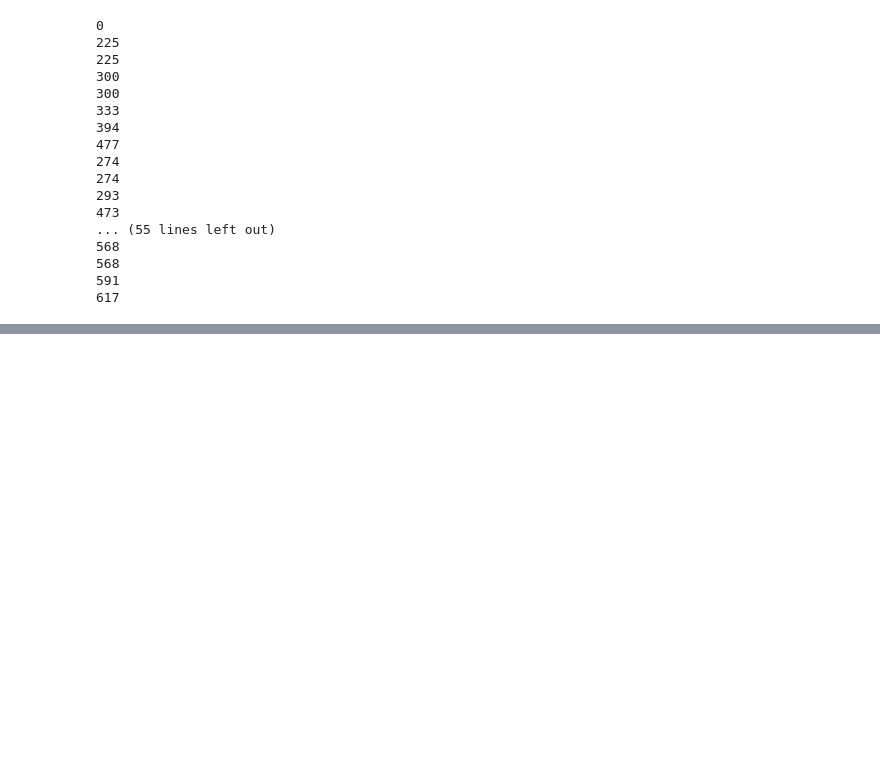
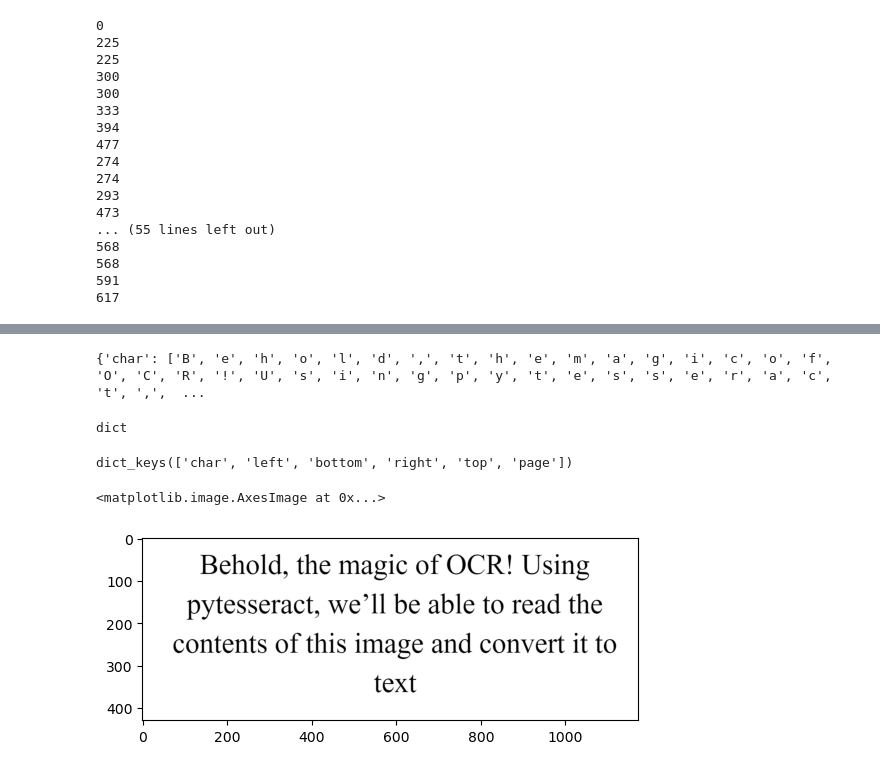
Before and after one commit to Anugrahig/LM-BD-March, a Jupyter notebook: march_bigdata/Deep Learning/ocr/intro.ipynb, the cells around one changed output, grey strips where cells are left out. Cells and saved outputs as stored; diff of their text form; code cells hidden in the pictures; blank space fills up the shorter version.

```diff
--- a/march_bigdata/Deep Learning/ocr/intro.ipynb
+++ b/march_bigdata/Deep Learning/ocr/intro.ipynb
@@ -193,0 +203,2 @@ Cannot move to target thread (0x286ce50)
+# %%
+text_img=cv2.imread("./data/text.png")
@@ -193,0 +207,12 @@ Cannot move to target thread (0x286ce50)
+# %%
+print(text)
+# %% [output]
+{'char': ['B', 'e', 'h', 'o', 'l', 'd', ',', 't', 'h', 'e', 'm', 'a', 'g', 'i', 'c', 'o', 'f', 'O', 'C', 'R', '!', 'U', 's', 'i', 'n', 'g', 'p', 'y', 't', 'e', 's', 's', 'e', 'r', 'a', 'c', 't', ',',  ...
+# %%
+type(text)
+# %% [output]
+dict
+# %%
+text.keys()
+# %% [output]
+dict_keys(['char', 'left', 'bottom', 'right', 'top', 'page'])
@@ -193,0 +221,5 @@ Cannot move to target thread (0x286ce50)
+# %%
+plt.imshow(text_img)
+# %% [output]
+<matplotlib.image.AxesImage at 0x...>
+[figure, added]
```
Also changed, not shown: parts of 11 cells of this notebook, 2 other files.
